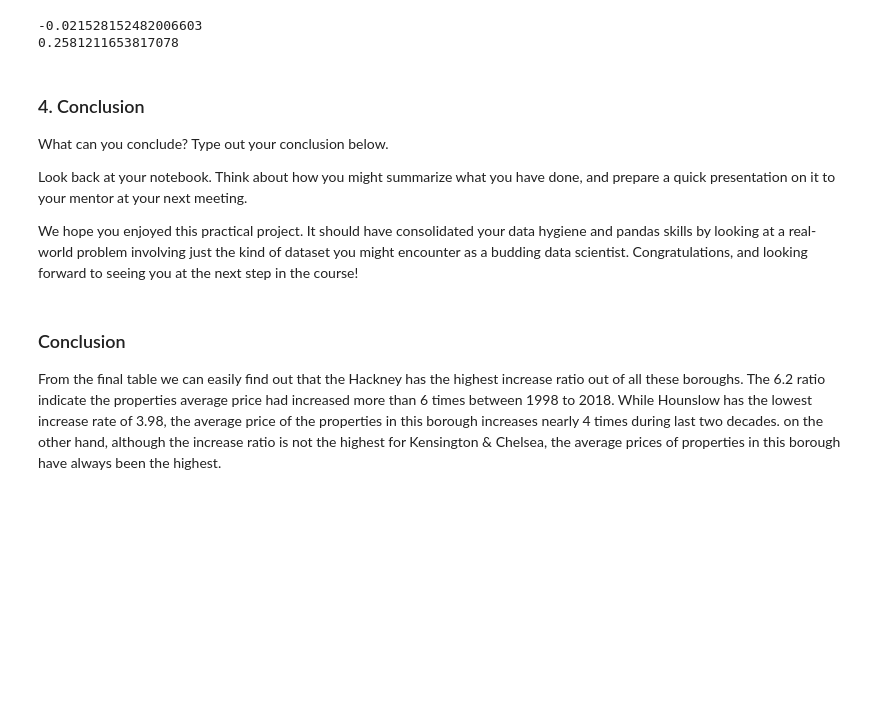
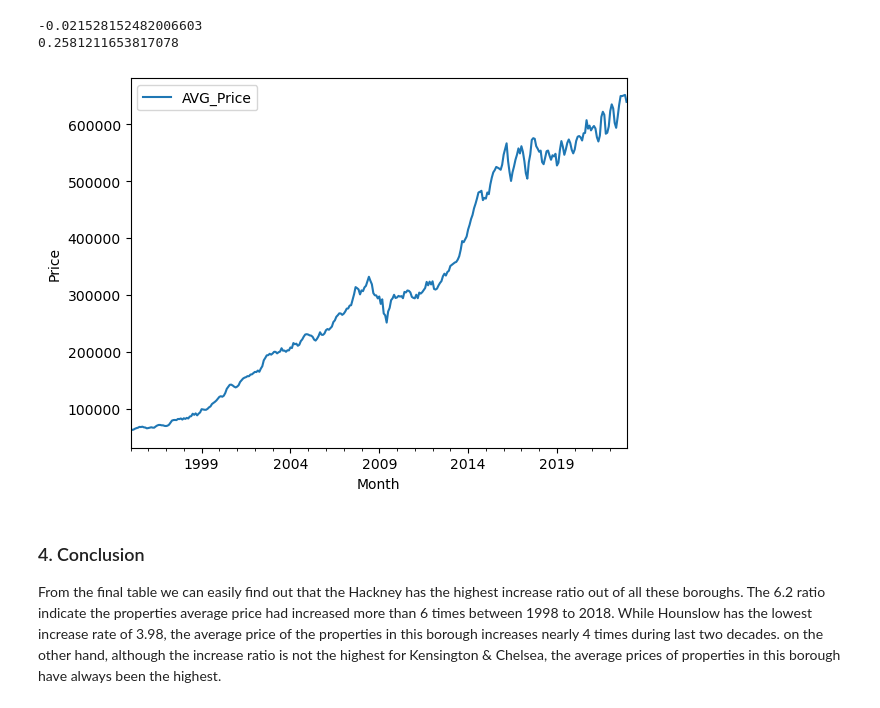
Before and after one commit to lovehideto/Springboard-files, a Jupyter notebook: Unit_4_Challenge_Tier_3.ipynb, the cells around one changed output. Cells and saved outputs as stored; diff of their text form; code cells hidden in the pictures; blank space fills up the shorter version.

```diff
--- a/Unit_4_Challenge_Tier_3.ipynb
+++ b/Unit_4_Challenge_Tier_3.ipynb
@@ -419,14 +417,13 @@ print(final2['increase_ratio'].corr(final2[2018]))
 # %% [output]
 -0.021528152482006603
 0.2581211653817078
-# %% [markdown]
-### 4. Conclusion
-What can you conclude? Type out your conclusion below.
-
-Look back at your notebook. Think about how you might summarize what you have done, and prepare a quick presentation on it to your mentor at your next meeting.
-
-We hope you enjoyed this practical project. It should have consolidated your data hygiene and pandas skills by looking at a real-world problem involving just the kind of dataset you might encounter as a budding data scientist. Congratulations, and looking forward to seeing you at the next step in the course!
+# %%
+properties_clean[properties_clean['Boroughs']=='Hackney'].plot(x='Month',y='AVG_Price').set_ylabel('Price')
+
+plt.show()
+# %% [output]
+[figure, added]
 # %% [markdown]
-### Conclusion
+### 4. Conclusion
 From the final table we can easily find out that the Hackney has the highest increase ratio out of all these boroughs. The 6.2 ratio indicate the properties average price had increased more than 6 times between 1998 to 2018. While Hounslow has the lowest increase rate of 3.98, the average price of the properties in this borough increases nearly 4 times during last two decades.
 on the other hand, although the increase ratio is not the highest for Kensington & Chelsea, the average prices of properties in this borough have always been the highest.
```
Also changed, not shown: parts of 1 cell of this notebook.
